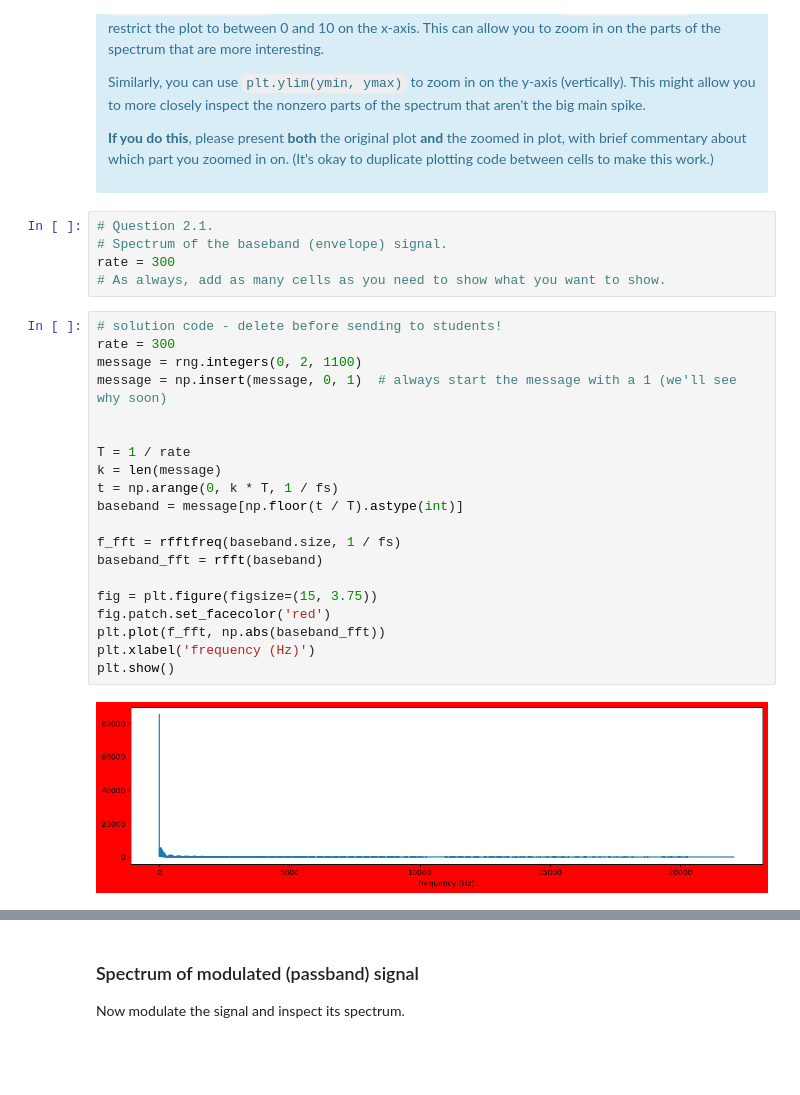
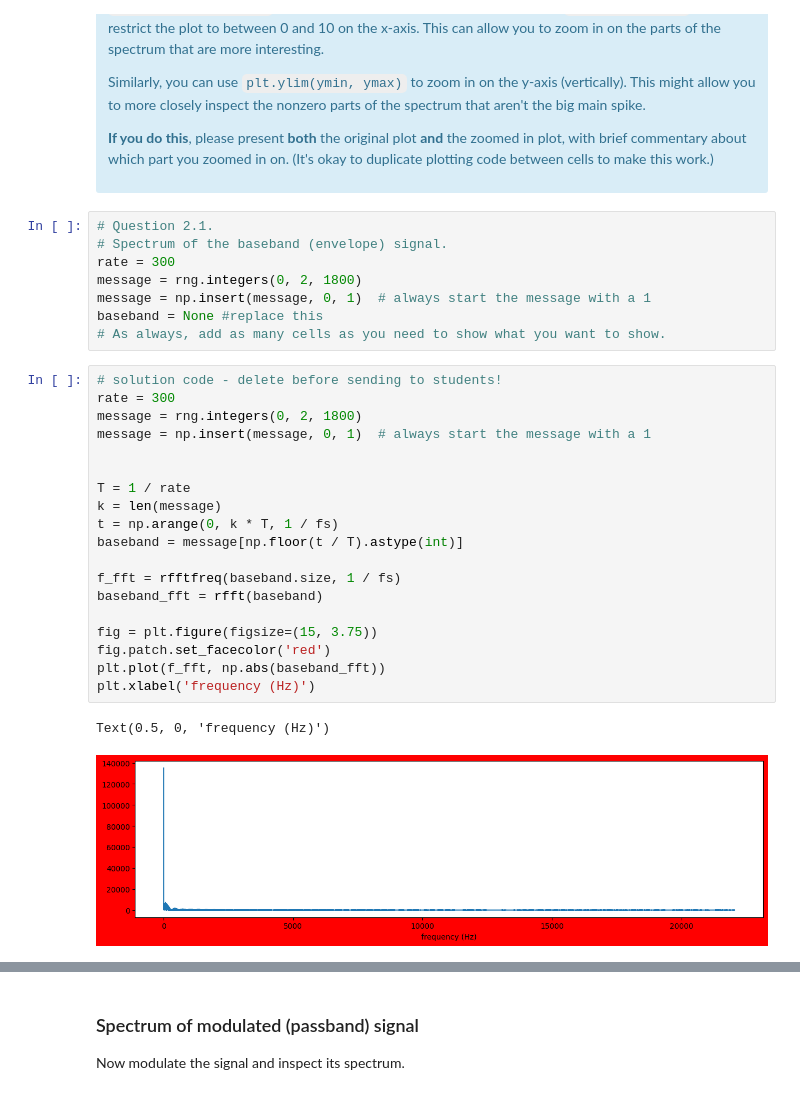
Before and after one commit to Kizjkre/engr76-2b-rewrite, a Jupyter notebook: project2b-solution.ipynb, the cells around one changed output, grey strips where cells are left out. Drawn from its saved outputs; the diff is of its cells as text; blank space fills up the shorter version.

```diff
--- a/project2b-solution.ipynb
+++ b/project2b-solution.ipynb
@@ -222,29 +215,32 @@ Use a data rate of 300 bits/second. Your message should be of a length that the
 # Question 2.1.
 # Spectrum of the baseband (envelope) signal.
 rate = 300
+message = rng.integers(0, 2, 1800)
+message = np.insert(message, 0, 1)  # always start the message with a 1
+baseband = None #replace this
 # As always, add as many cells as you need to show what you want to show.
 # %%
 # solution code - delete before sending to students!
 rate = 300
-message = rng.integers(0, 2, 1100)
-message = np.insert(message, 0, 1)  # always start the message with a 1 (we'll see why soon)
+message = rng.integers(0, 2, 1800)
+message = np.insert(message, 0, 1)  # always start the message with a 1
 
 
 T = 1 / rate
 k = len(message)
 t = np.arange(0, k * T, 1 / fs)
 baseband = message[np.floor(t / T).astype(int)]
 
 f_fft = rfftfreq(baseband.size, 1 / fs)
 baseband_fft = rfft(baseband)
 
 fig = plt.figure(figsize=(15, 3.75))
 fig.patch.set_facecolor('red')
 plt.plot(f_fft, np.abs(baseband_fft))
 plt.xlabel('frequency (Hz)')
-plt.show()
 # %% [output]
+Text(0.5, 0, 'frequency (Hz)')
-[figure, old version]
+[figure, new version]
 # %%
 # solution code - delete before sending to students!
 
```
Also changed, not shown: parts of 28 cells of this notebook.
